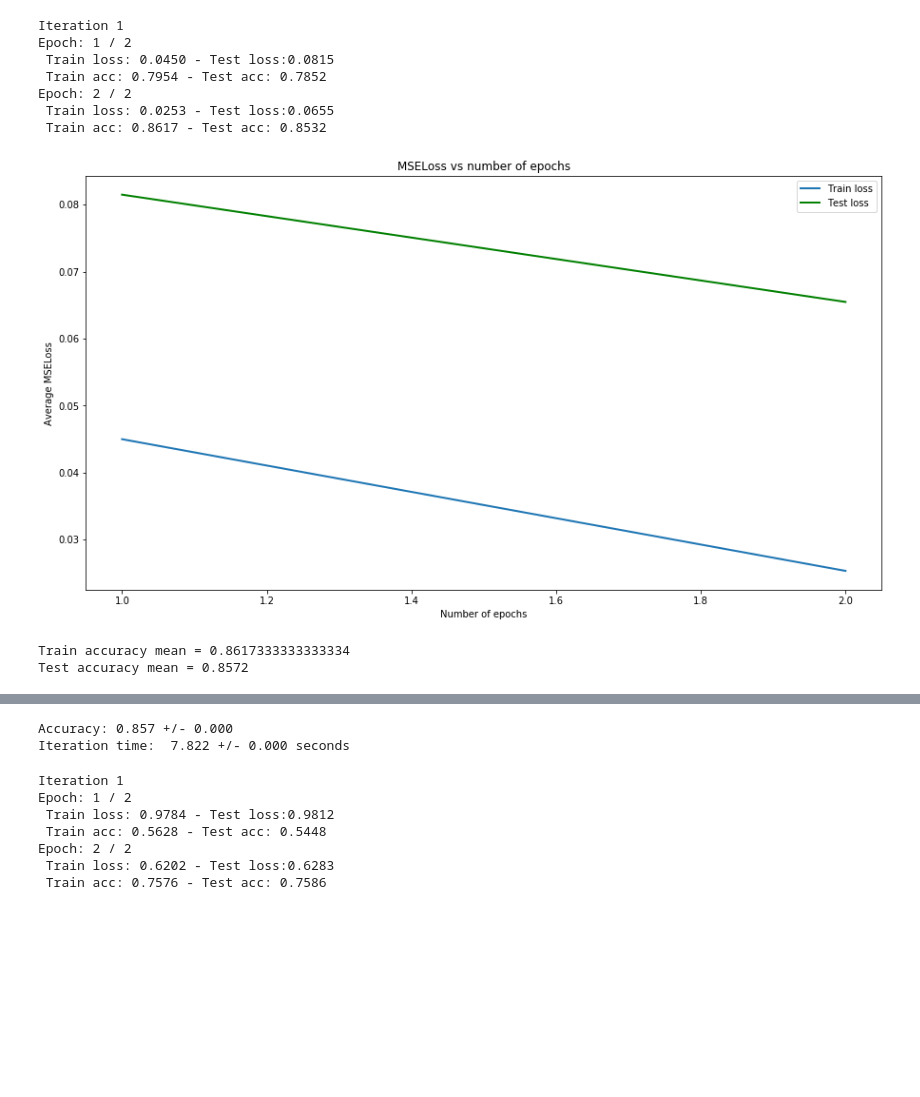
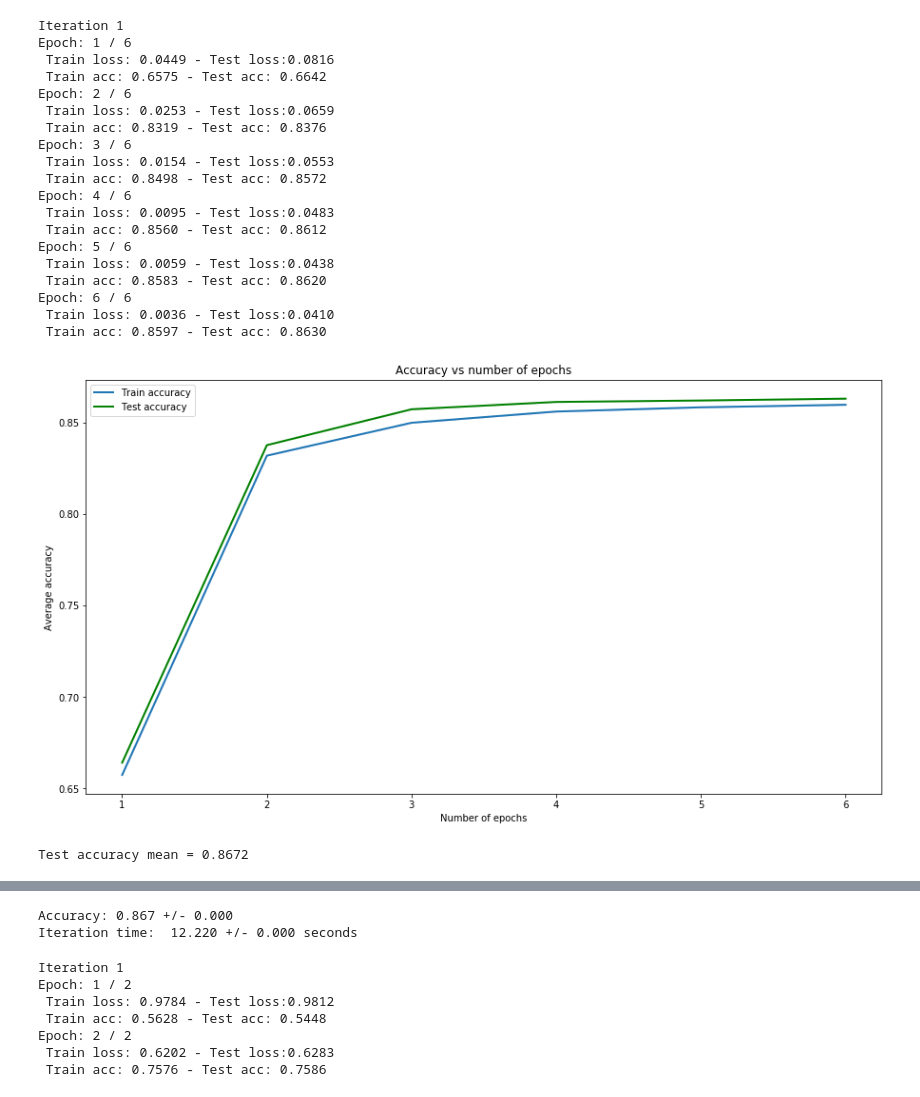
Before and after one commit to lamolivier/EPFL-OptiML-Project, a Jupyter notebook: results.ipynb, the cells around one changed output, grey strips where cells are left out. Saved outputs shown, nothing was run; the diff lists cells and outputs as text; code cells hidden in the pictures; blank space fills up the shorter version.

```diff
--- a/results.ipynb
+++ b/results.ipynb
@@ -4,18 +4,29 @@ from run import full_train_test
 N_TRAIN_SAMPLES = 30000
 N_VALI_SAMPLES = 5000
 N_ITER = 1
-N_EPOCHS = 2
+N_EPOCHS = 6
 BATCH_SIZE = 250
 # %%
-full_train_test("BCD",N_TRAIN_SAMPLES, N_VALI_SAMPLES, N_ITER, N_EPOCHS,d1 = 300, d2 = 300, d3 = 300, verbose = True )
+full_train_test("BCD",N_TRAIN_SAMPLES, N_VALI_SAMPLES, N_ITER, N_EPOCHS,d1 = 200, d2 = 200, d3 = 200, verbose = True )
 # %% [output]
 Iteration 1
-Epoch: 1 / 2
- Train loss: 0.0450 - Test loss:0.0815
- Train acc: 0.7954 - Test acc: 0.7852
-Epoch: 2 / 2
- Train loss: 0.0253 - Test loss:0.0655
- Train acc: 0.8617 - Test acc: 0.8532
+Epoch: 1 / 6
+ Train loss: 0.0449 - Test loss:0.0816
+ Train acc: 0.6575 - Test acc: 0.6642
+Epoch: 2 / 6
+ Train loss: 0.0253 - Test loss:0.0659
+ Train acc: 0.8319 - Test acc: 0.8376
+Epoch: 3 / 6
+ Train loss: 0.0154 - Test loss:0.0553
+ Train acc: 0.8498 - Test acc: 0.8572
+Epoch: 4 / 6
+ Train loss: 0.0095 - Test loss:0.0483
+ Train acc: 0.8560 - Test acc: 0.8612
+Epoch: 5 / 6
+ Train loss: 0.0059 - Test loss:0.0438
+ Train acc: 0.8583 - Test acc: 0.8620
+Epoch: 6 / 6
+ Train loss: 0.0036 - Test loss:0.0410
+ Train acc: 0.8597 - Test acc: 0.8630
-[figure, old version]
+[figure, new version]
-Train accuracy mean = 0.8617333333333334
-Test accuracy mean = 0.8572
+Test accuracy mean = 0.8672
@@ -23,5 +34,5 @@ Test accuracy mean = 0.8572
-Accuracy: 0.857 +/- 0.000
-Iteration time:  7.822 +/- 0.000 seconds
+Accuracy: 0.867 +/- 0.000
+Iteration time:  12.220 +/- 0.000 seconds
 # %%
 full_train_test("DFW",N_TRAIN_SAMPLES, N_VALI_SAMPLES, N_ITER, N_EPOCHS, BATCH_SIZE, verbose = True)
 # %% [output]
```
Also changed, not shown: parts of 1 cell of this notebook, 6 other files.
